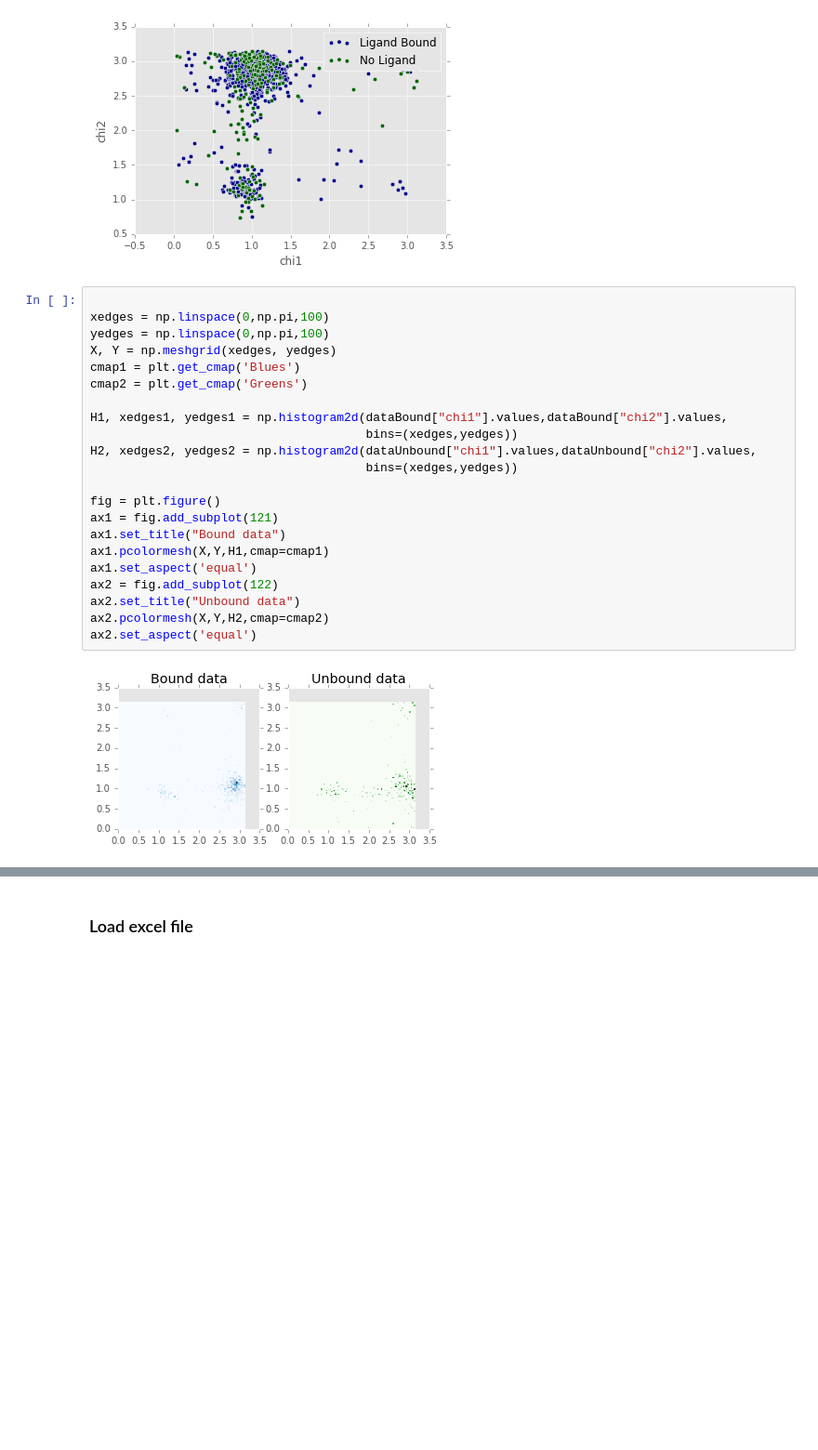
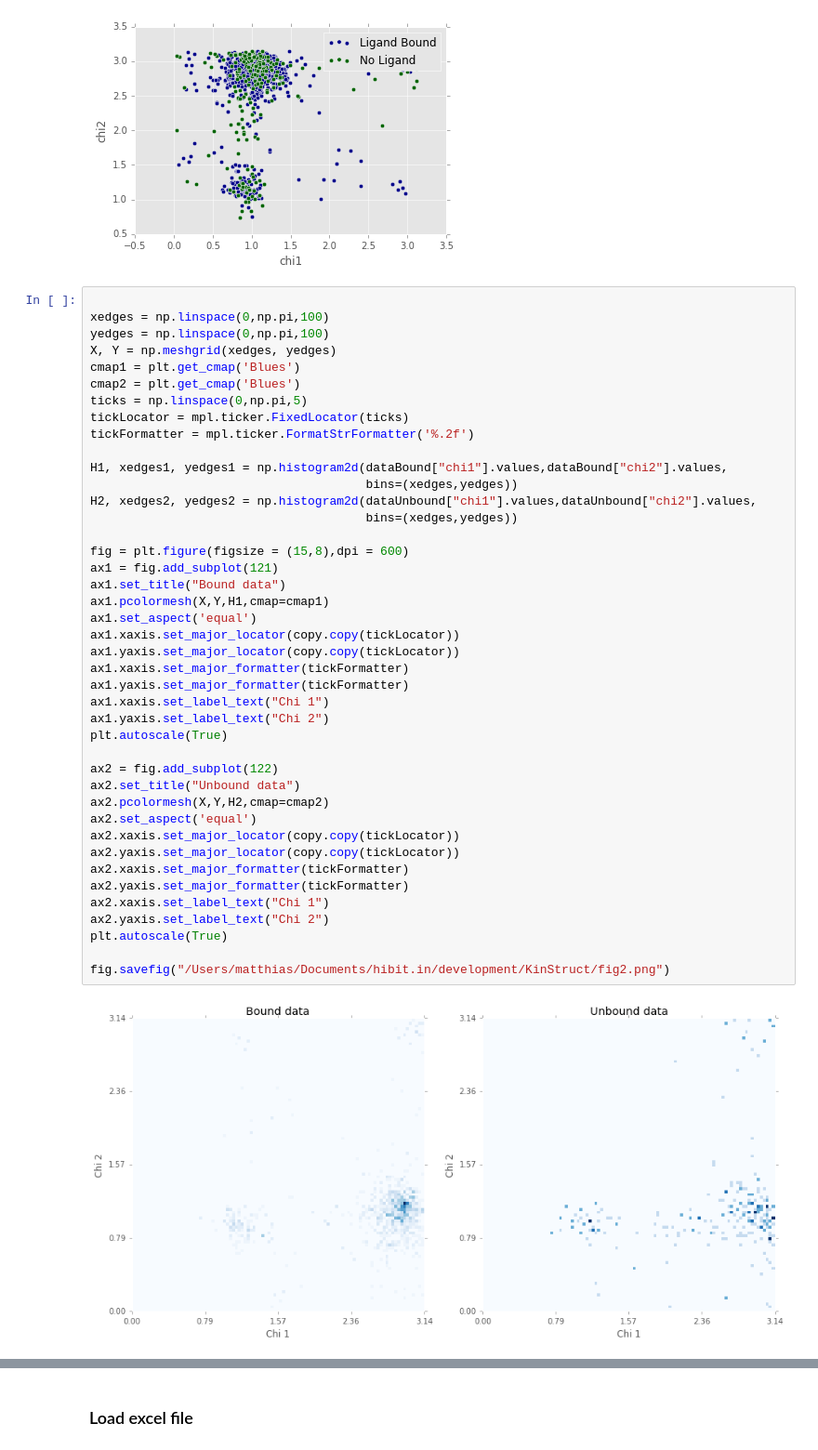
Before and after one commit to cardboard-king/KinStruct, a Jupyter notebook: scripting.ipynb, the cells around one changed output, grey strips where cells are left out. Shown at 93% size. Cells and saved outputs as stored; diff of their text form; blank space fills up the shorter version.

```diff
--- a/scripting.ipynb
+++ b/scripting.ipynb
@@ -221,24 +222,44 @@ fig.savefig("/Users/matthias/Documents/hibit.in/development/KinStruct/chi_angles
 # %%
 
 xedges = np.linspace(0,np.pi,100)
 yedges = np.linspace(0,np.pi,100)
 X, Y = np.meshgrid(xedges, yedges)
 cmap1 = plt.get_cmap('Blues')
-cmap2 = plt.get_cmap('Greens')
+cmap2 = plt.get_cmap('Blues')
+ticks = np.linspace(0,np.pi,5)
+tickLocator = mpl.ticker.FixedLocator(ticks)
+tickFormatter = mpl.ticker.FormatStrFormatter('%.2f')
 
 H1, xedges1, yedges1 = np.histogram2d(dataBound["chi1"].values,dataBound["chi2"].values,
                                       bins=(xedges,yedges))
 H2, xedges2, yedges2 = np.histogram2d(dataUnbound["chi1"].values,dataUnbound["chi2"].values,
                                       bins=(xedges,yedges))
 
-fig = plt.figure()
+fig = plt.figure(figsize = (15,8),dpi = 600)
 ax1 = fig.add_subplot(121)
 ax1.set_title("Bound data")
 ax1.pcolormesh(X,Y,H1,cmap=cmap1)
 ax1.set_aspect('equal')
+ax1.xaxis.set_major_locator(copy.copy(tickLocator))
+ax1.yaxis.set_major_locator(copy.copy(tickLocator))
+ax1.xaxis.set_major_formatter(tickFormatter)
+ax1.yaxis.set_major_formatter(tickFormatter)
+ax1.xaxis.set_label_text("Chi 1")
+ax1.yaxis.set_label_text("Chi 2")
+plt.autoscale(True)
+
 ax2 = fig.add_subplot(122)
 ax2.set_title("Unbound data")
 ax2.pcolormesh(X,Y,H2,cmap=cmap2)
 ax2.set_aspect('equal')
+ax2.xaxis.set_major_locator(copy.copy(tickLocator))
+ax2.yaxis.set_major_locator(copy.copy(tickLocator))
+ax2.xaxis.set_major_formatter(tickFormatter)
+ax2.yaxis.set_major_formatter(tickFormatter)
+ax2.xaxis.set_label_text("Chi 1")
+ax2.yaxis.set_label_text("Chi 2")
+plt.autoscale(True)
+
+fig.savefig("/Users/matthias/Documents/hibit.in/development/KinStruct/fig2.png")
 # %% [output]
-[figure, old version]
+[figure, new version]
```
Also changed, not shown: parts of 3 cells of this notebook, 2 other files.
